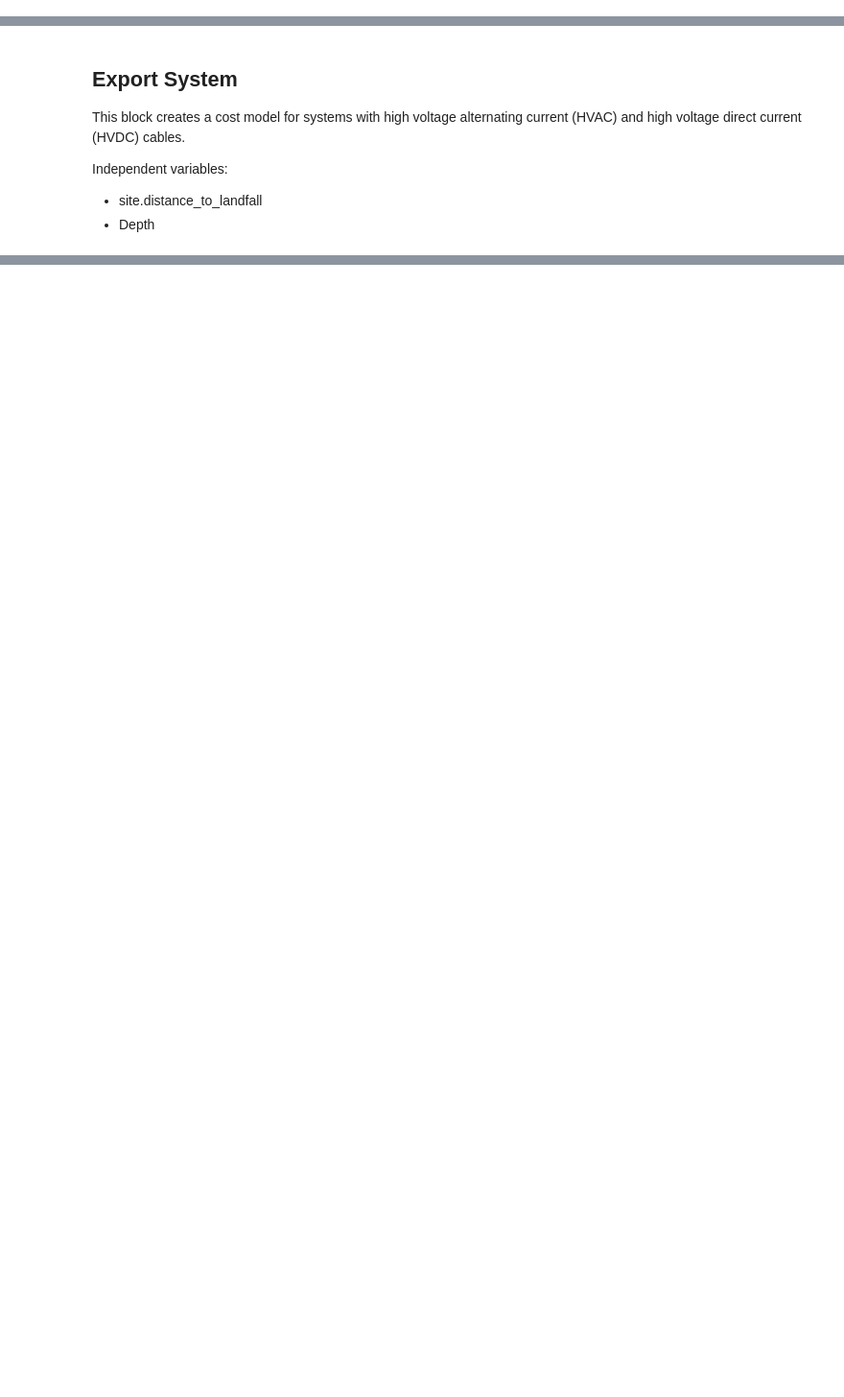
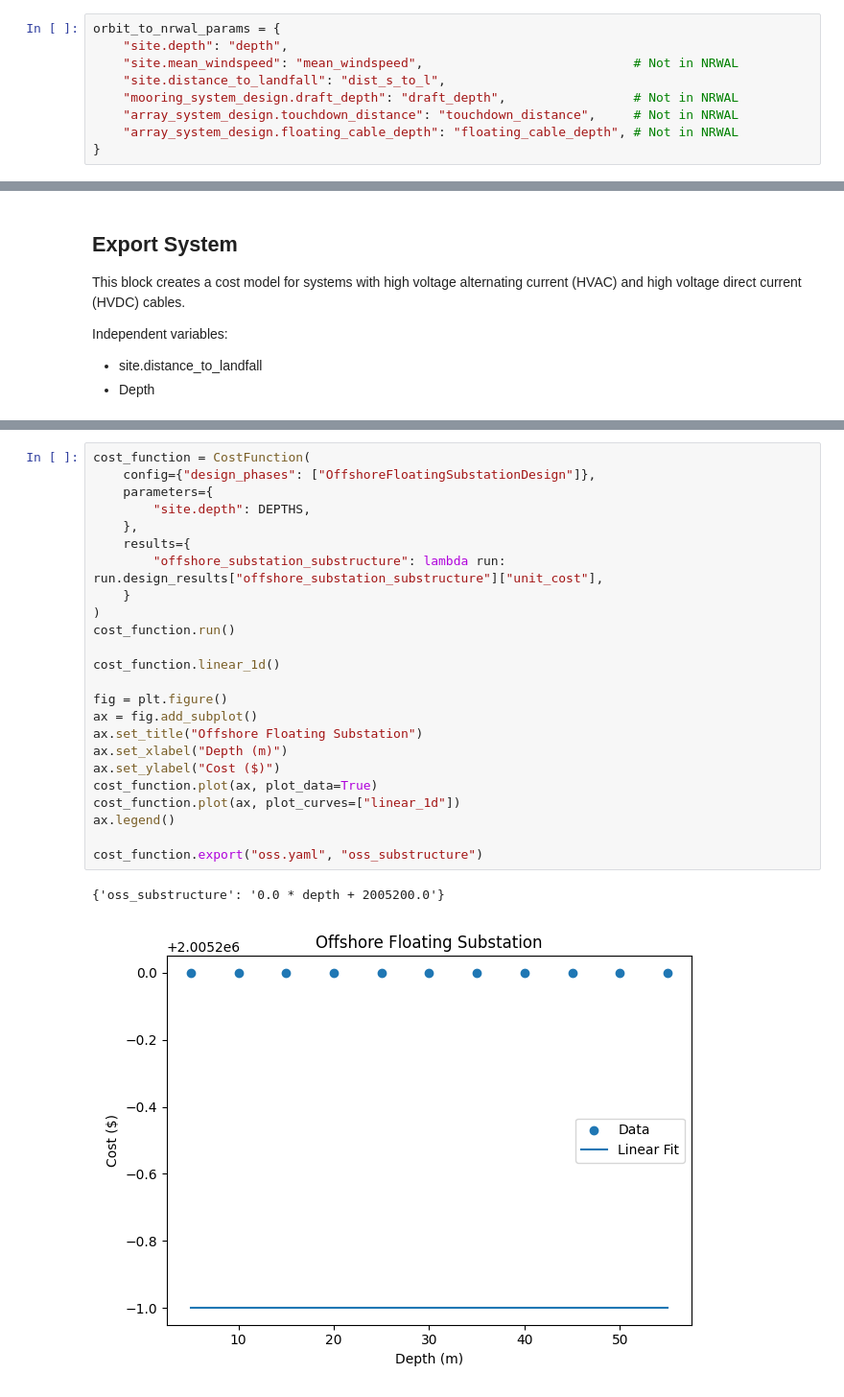
Before and after one commit to WISDEM/ORBIT, a Jupyter notebook: examples/cost_curves.ipynb, the cells around one changed output, grey strips where cells are left out. Shown at 96% size. Drawn from its saved outputs; the diff is of its cells as text; blank space fills up the shorter version.

Commit message:
Add offshore floating substation function

```diff
--- a/examples/cost_curves.ipynb
+++ b/examples/cost_curves.ipynb
@@ -231,6 +232,15 @@ BASE_CONFIG = load_config("nrwal.yaml")
 
 DEPTHS = [i for i in range(5, 60, 5)]           # Ocean depth in meters
 MEAN_WIND_SPEED = [i for i in range(2, 20, 2)]  # Mean wind speed in m/s
+# %%
+orbit_to_nrwal_params = {
+    "site.depth": "depth",
+    "site.mean_windspeed": "mean_windspeed",                            # Not in NRWAL
+    "site.distance_to_landfall": "dist_s_to_l",
+    "mooring_system_design.draft_depth": "draft_depth",                 # Not in NRWAL
+    "array_system_design.touchdown_distance": "touchdown_distance",     # Not in NRWAL
+    "array_system_design.floating_cable_depth": "floating_cable_depth", # Not in NRWAL
+}
 # %% [markdown]
 ## Curve Fit Library
 # %%
@@ -910,0 +985,27 @@ cost_hvdc.plot(ax, plot_curves=["linear_2d"])
+# %%
+cost_function = CostFunction(
+    config={"design_phases": ["OffshoreFloatingSubstationDesign"]},
+    parameters={
+        "site.depth": DEPTHS,
+    },
+    results={
+        "offshore_substation_substructure": lambda run: run.design_results["offshore_substation_substructure"]["unit_cost"],
+    }
+)
+cost_function.run()
+
+cost_function.linear_1d()
+
+fig = plt.figure()
+ax = fig.add_subplot()
+ax.set_title("Offshore Floating Substation")
+ax.set_xlabel("Depth (m)")
+ax.set_ylabel("Cost ($)")
+cost_function.plot(ax, plot_data=True)
+cost_function.plot(ax, plot_curves=["linear_1d"])
+ax.legend()
+
+cost_function.export("oss.yaml", "oss_substructure")
+# %% [output]
+{'oss_substructure': '0.0 * depth + 2005200.0'}
+[figure, added]
```
Also changed, not shown: parts of 8 cells of this notebook.
